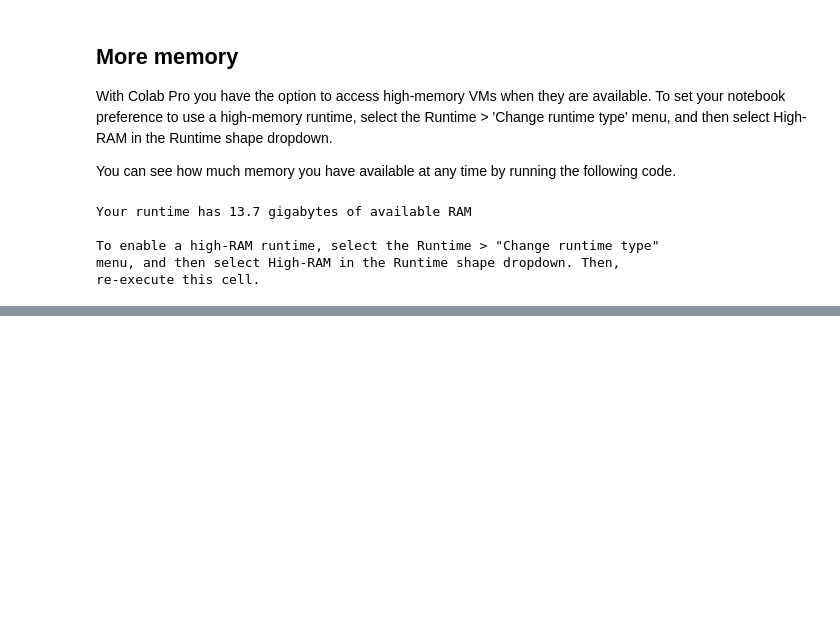
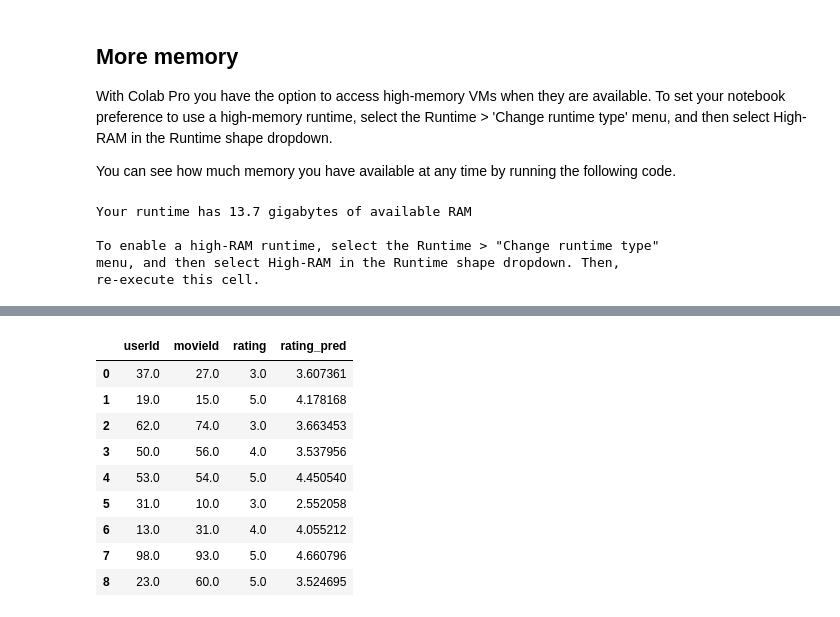
Before and after one commit to LZatTD/sankey, a Jupyter notebook: Making_the_Most_of_your_Colab_Subscription.ipynb, the cells around one changed output, grey strips where cells are left out. Drawn from its saved outputs; the diff is of its cells as text; code cells hidden in the pictures; blank space fills up the shorter version.

```diff
--- a/Making_the_Most_of_your_Colab_Subscription.ipynb
+++ b/Making_the_Most_of_your_Colab_Subscription.ipynb
@@ -74,0 +178,6 @@ If you encounter errors or other issues with billing (payments) for Colab Pro, p
+# %%
+from fastai.collab import *
+path = untar_data(URLs.ML_SAMPLE)
+dls = CollabDataLoaders.from_csv(path/'ratings.csv')
+learn = collab_learner(dls, y_range=(0.5,5.5))
+learn.fine_tune(10)
@@ -74,0 +199,3 @@ If you encounter errors or other issues with billing (payments) for Colab Pro, p
+# %%
+learn.show_results()
+# %% [output]
@@ -74,0 +203,10 @@ If you encounter errors or other issues with billing (payments) for Colab Pro, p
+|  | userId | movieId | rating | rating_pred |
+| 0 | 37.0 | 27.0 | 3.0 | 3.607361 |
+| 1 | 19.0 | 15.0 | 5.0 | 4.178168 |
+| 2 | 62.0 | 74.0 | 3.0 | 3.663453 |
+| 3 | 50.0 | 56.0 | 4.0 | 3.537956 |
+| 4 | 53.0 | 54.0 | 5.0 | 4.450540 |
+| 5 | 31.0 | 10.0 | 3.0 | 2.552058 |
+| 6 | 13.0 | 31.0 | 4.0 | 4.055212 |
+| 7 | 98.0 | 93.0 | 5.0 | 4.660796 |
+| 8 | 23.0 | 60.0 | 5.0 | 3.524695 |
```
Also changed, not shown: parts of 15 cells of this notebook.
